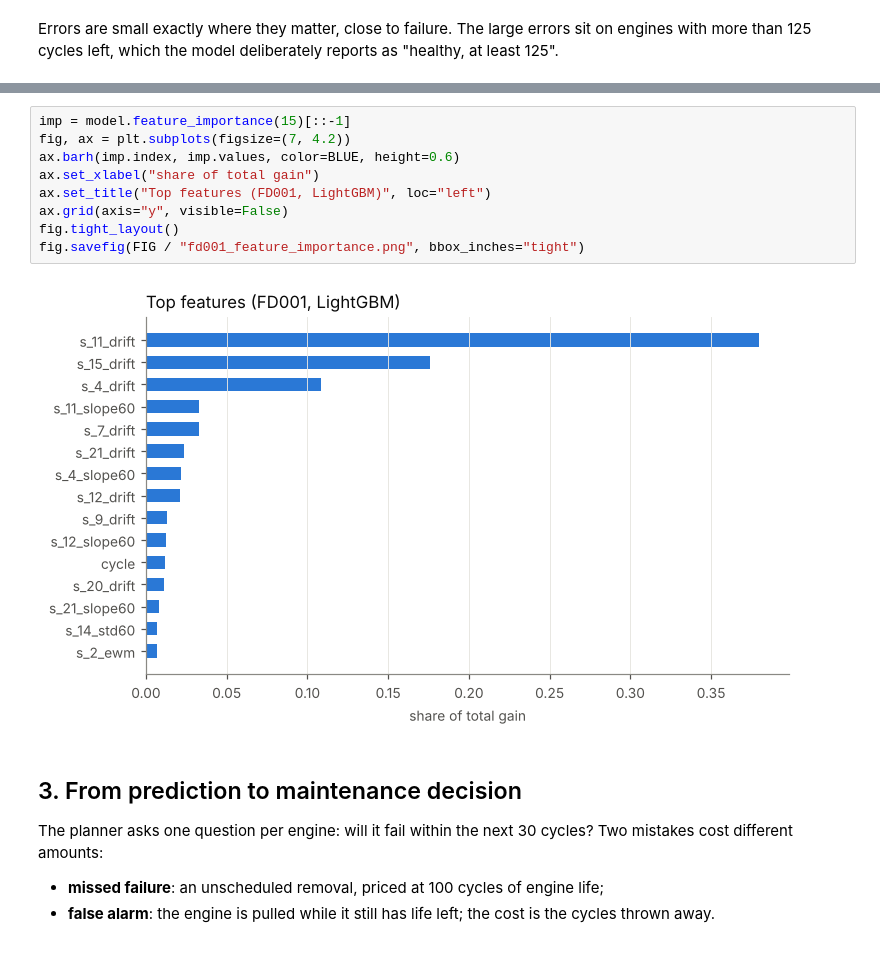
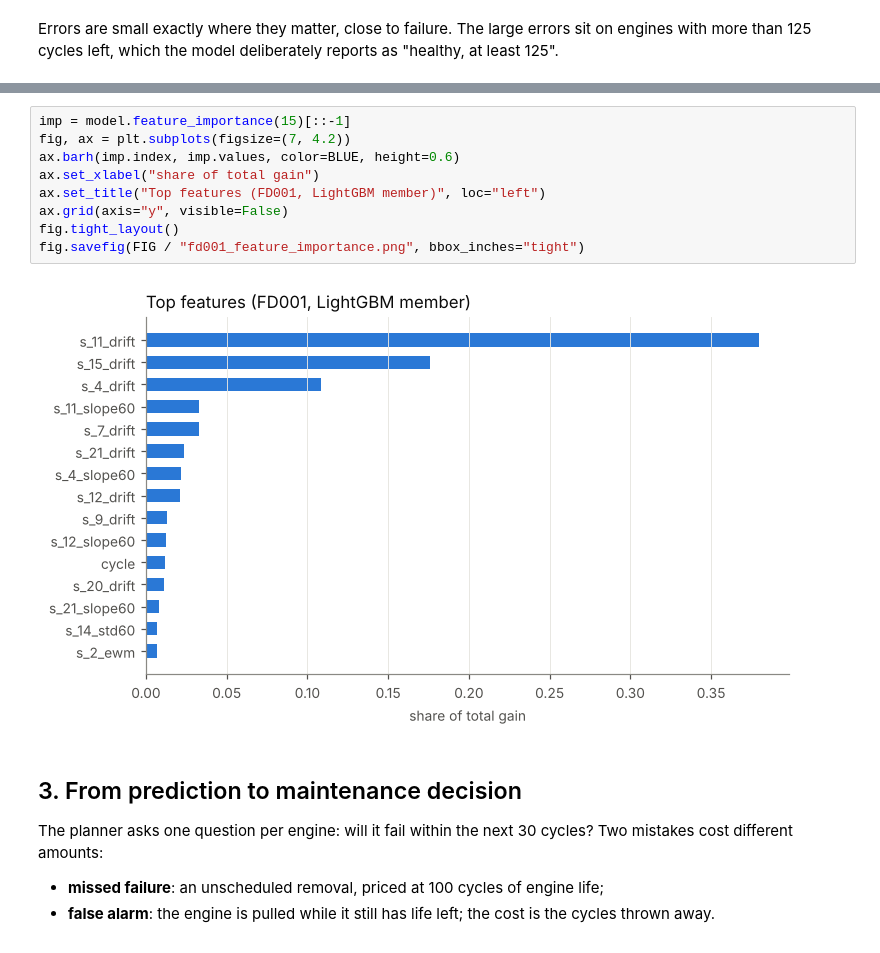
Before and after one commit to nawalkhann/turbosensor, a Jupyter notebook: notebooks/01_exploration_and_results.ipynb, the cells around one changed output, grey strips where cells are left out. Saved outputs shown, nothing was run; the diff lists cells and outputs as text.

```diff
--- a/notebooks/01_exploration_and_results.ipynb
+++ b/notebooks/01_exploration_and_results.ipynb
@@ -199,14 +199,14 @@ error_by_rul_bucket(latest.rul_true, latest.rul_pred).round(1)
 # %%
 imp = model.feature_importance(15)[::-1]
 fig, ax = plt.subplots(figsize=(7, 4.2))
 ax.barh(imp.index, imp.values, color=BLUE, height=0.6)
 ax.set_xlabel("share of total gain")
-ax.set_title("Top features (FD001, LightGBM)", loc="left")
+ax.set_title("Top features (FD001, LightGBM member)", loc="left")
 ax.grid(axis="y", visible=False)
 fig.tight_layout()
 fig.savefig(FIG / "fd001_feature_importance.png", bbox_inches="tight")
 # %% [output]
-[figure, old version]
+[figure, new version]
 # %% [markdown]
 ## 3. From prediction to maintenance decision
 
```
Also changed, not shown: parts of 6 cells of this notebook, 17 other files.
